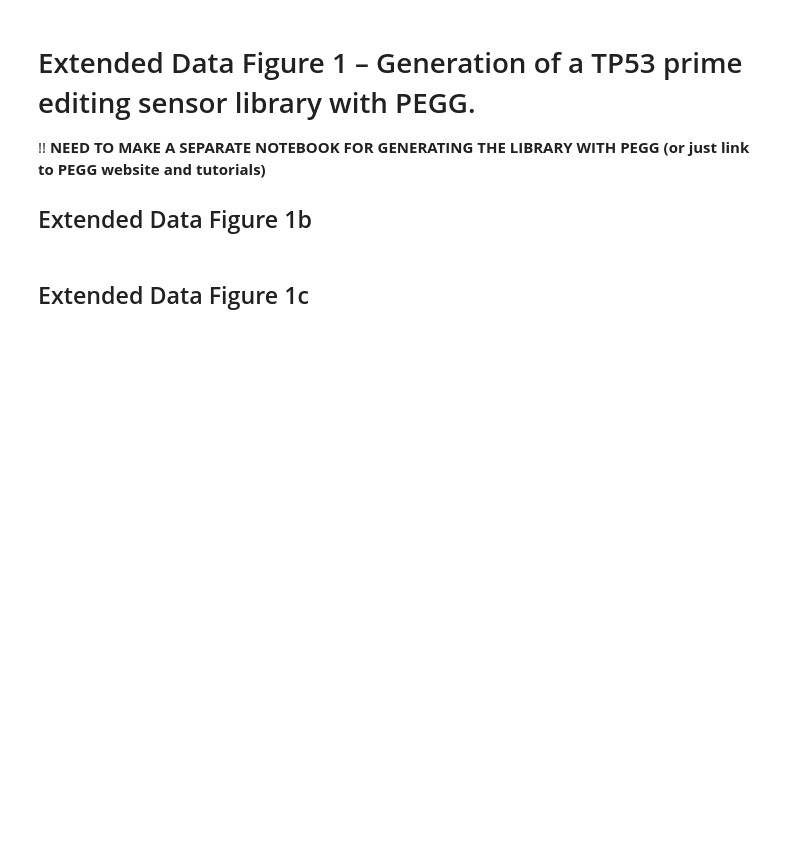
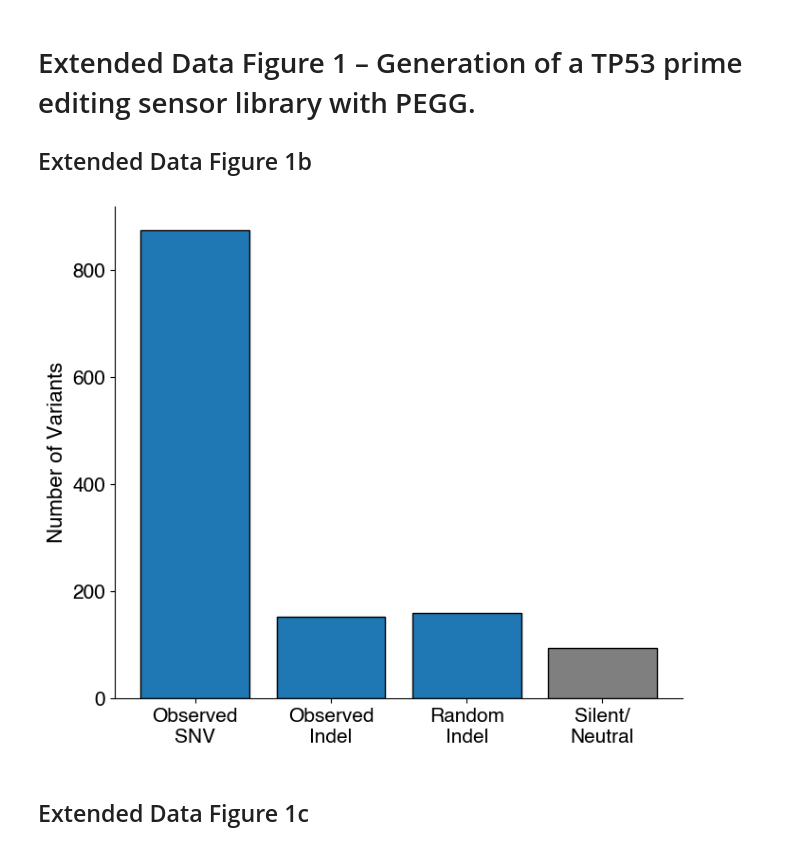
Before and after one commit to samgould2/p53-prime-editing-sensor, a Jupyter notebook: extended_figures.ipynb, the cells around one changed output. Saved outputs shown, nothing was run; the diff lists cells and outputs as text; code cells hidden in the pictures; blank space fills up the shorter version.

```diff
--- a/extended_figures.ipynb
+++ b/extended_figures.ipynb
@@ -1,9 +1,6 @@
 # %% [markdown]
 # Extended Data Figure 1 – Generation of a TP53 prime editing sensor library with PEGG.
 
-!!
-**NEED TO MAKE A SEPARATE NOTEBOOK FOR GENERATING THE LIBRARY WITH PEGG (or just link to PEGG website and tutorials)**
-
 ## Extended Data Figure 1b
 # %%
 import numpy as np
@@ -22,2 +24,17 @@ plt.rc('font', family='Helvetica')
+# %%
+u, c = np.unique(input['classification'], return_counts=True)
+
+fig, ax = plt.subplots(figsize=(7,6))
+ax.bar(['Observed\nSNV', 'Observed\nIndel', 'Random\nIndel', 'Silent/\nNeutral'],c, color = ['tab:blue', 'tab:blue', 'tab:blue', 'tab:grey'], edgecolor='black', linewidth=1)
+
+ax.spines['top'].set_visible(False)
+ax.spines['right'].set_visible(False)
+
+ax.tick_params(axis='both', which='major', labelsize=15)
+ax.set_ylabel('Number of Variants', fontsize=16)
+
+fig.tight_layout()
+# %% [output]
+[figure, added]
 # %% [markdown]
 ## Extended Data Figure 1c
```
Also changed, not shown: parts of 14 cells of this notebook, 13 other files.
